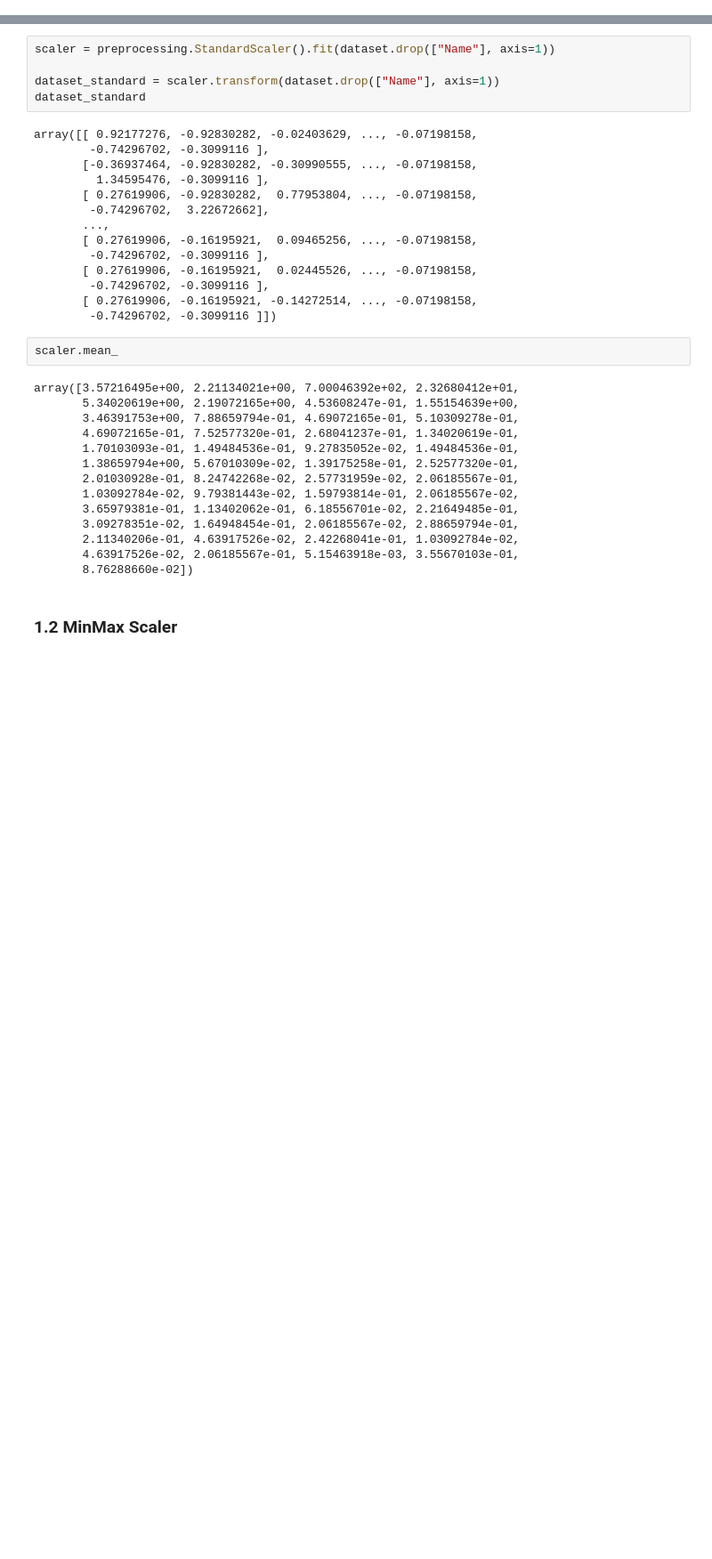
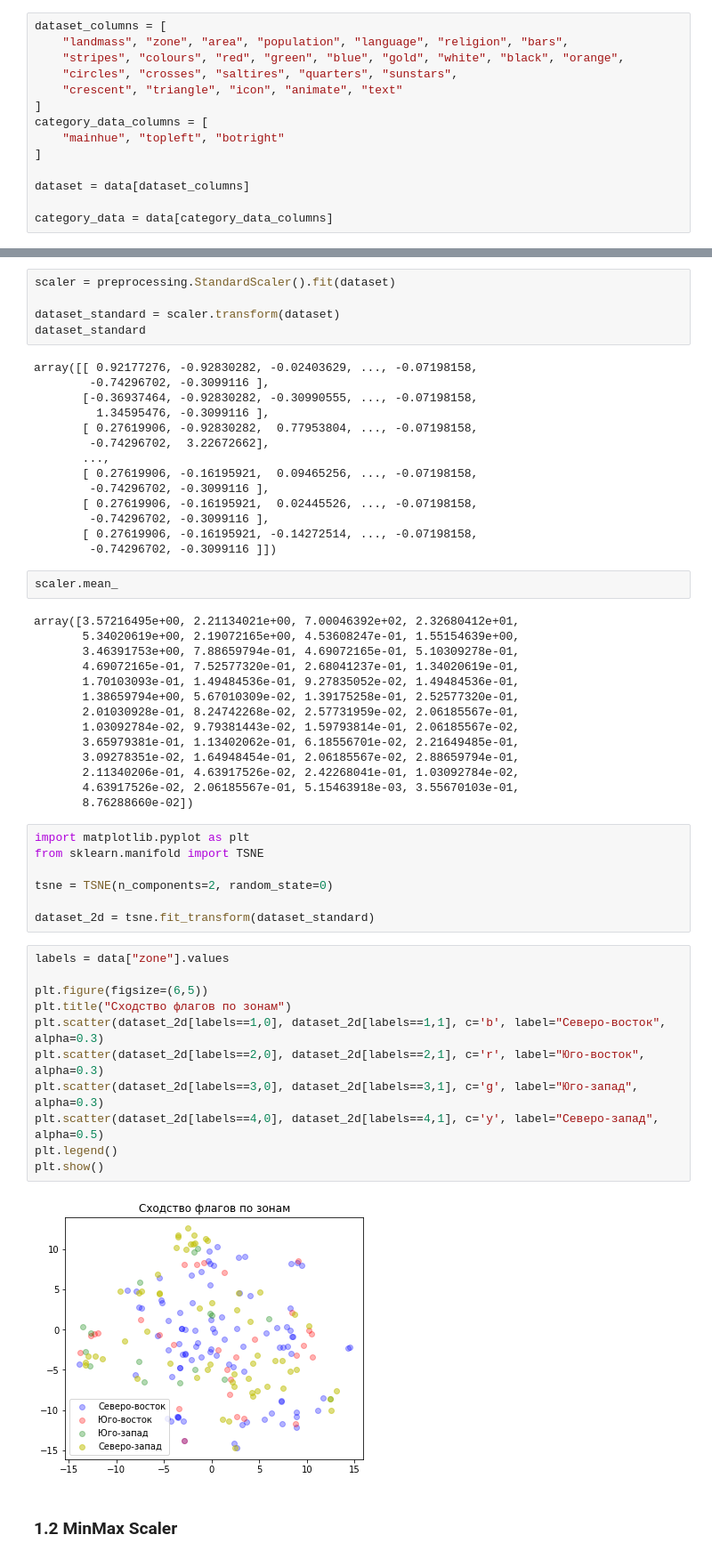
Before and after one commit to IlyaNechaev/ISiT, a Jupyter notebook: 3-4/Scaling.ipynb, the cells around one changed output, grey strips where cells are left out. Shown at 89% size. Saved outputs shown, nothing was run; the diff lists cells and outputs as text; blank space fills up the shorter version.

```diff
--- a/3-4/Scaling.ipynb
+++ b/3-4/Scaling.ipynb
@@ -107,0 +25,14 @@ dataset = pd.concat([dataset, category_data], axis=1, join='inner')
+# %%
+dataset_columns = [
+    "landmass", "zone", "area", "population", "language", "religion", "bars",
+    "stripes", "colours", "red", "green", "blue", "gold", "white", "black", "orange",
+    "circles", "crosses", "saltires", "quarters", "sunstars",
+    "crescent", "triangle", "icon", "animate", "text"
+]
+category_data_columns = [
+    "mainhue", "topleft", "botright"
+]
+
+dataset = data[dataset_columns]
+
+category_data = data[category_data_columns]
@@ -108,9 +48,9 @@ dataset = pd.concat([dataset, category_data], axis=1, join='inner')
 # %% [markdown]
 ### 1.1 Standard Scaler
 # %%
-scaler = preprocessing.StandardScaler().fit(dataset.drop(["Name"], axis=1))
+scaler = preprocessing.StandardScaler().fit(dataset)
 
-dataset_standard = scaler.transform(dataset.drop(["Name"], axis=1))
+dataset_standard = scaler.transform(dataset)
 dataset_standard
 # %% [output]
 array([[ 0.92177276, -0.92830282, -0.02403629, ..., -0.07198158,
@@ -142,5 +82,25 @@ array([3.57216495e+00, 2.21134021e+00, 7.00046392e+02, 2.32680412e+01,
        2.11340206e-01, 4.63917526e-02, 2.42268041e-01, 1.03092784e-02,
        4.63917526e-02, 2.06185567e-01, 5.15463918e-03, 3.55670103e-01,
        8.76288660e-02])
+# %%
+import matplotlib.pyplot as plt
+from sklearn.manifold import TSNE
+
+tsne = TSNE(n_components=2, random_state=0)
+
+dataset_2d = tsne.fit_transform(dataset_standard)
+# %%
+labels = data["zone"].values
+
+plt.figure(figsize=(6,5))
+plt.title("Сходство флагов по зонам")
+plt.scatter(dataset_2d[labels==1,0], dataset_2d[labels==1,1], c='b', label="Северо-восток", alpha=0.3)
+plt.scatter(dataset_2d[labels==2,0], dataset_2d[labels==2,1], c='r', label="Юго-восток", alpha=0.3)
+plt.scatter(dataset_2d[labels==3,0], dataset_2d[labels==3,1], c='g', label="Юго-запад", alpha=0.3)
+plt.scatter(dataset_2d[labels==4,0], dataset_2d[labels==4,1], c='y', label="Северо-запад", alpha=0.5)
+plt.legend()
+plt.show()
+# %% [output]
+[figure, added]
 # %% [markdown]
 ### 1.2 MinMax Scaler
```
Also changed, not shown: parts of 17 cells of this notebook.
